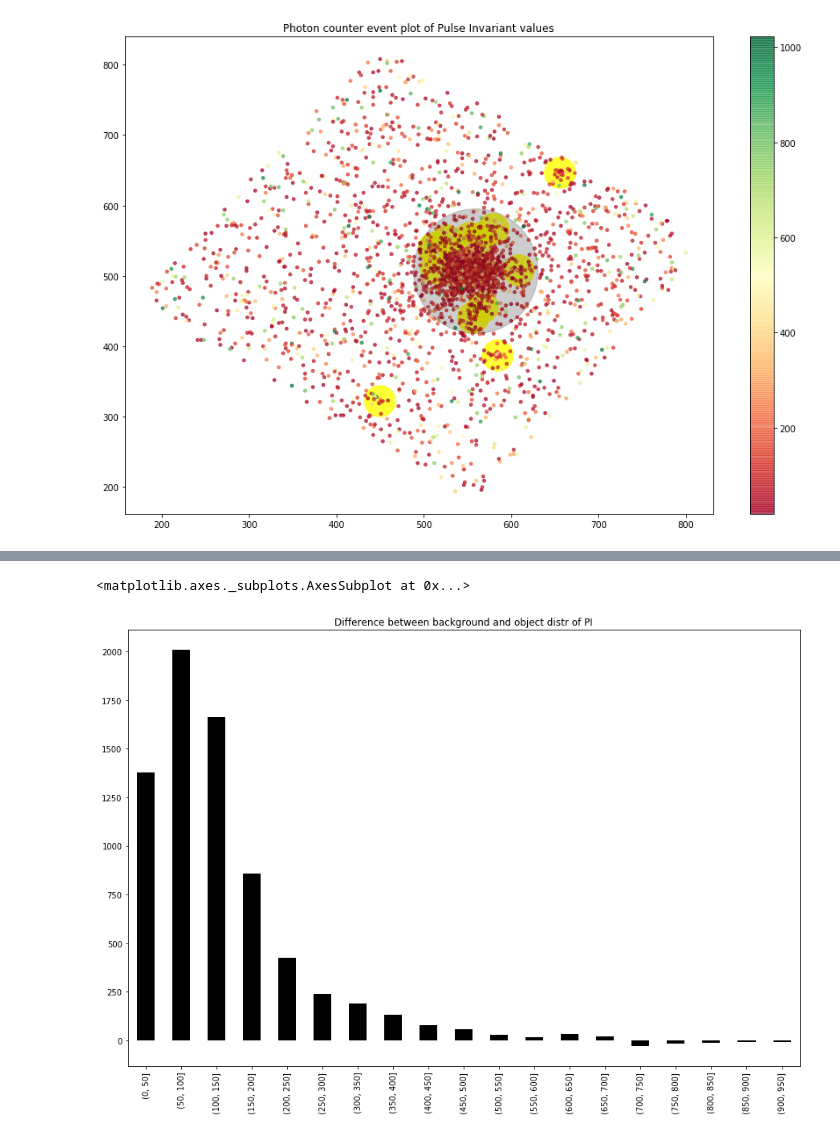
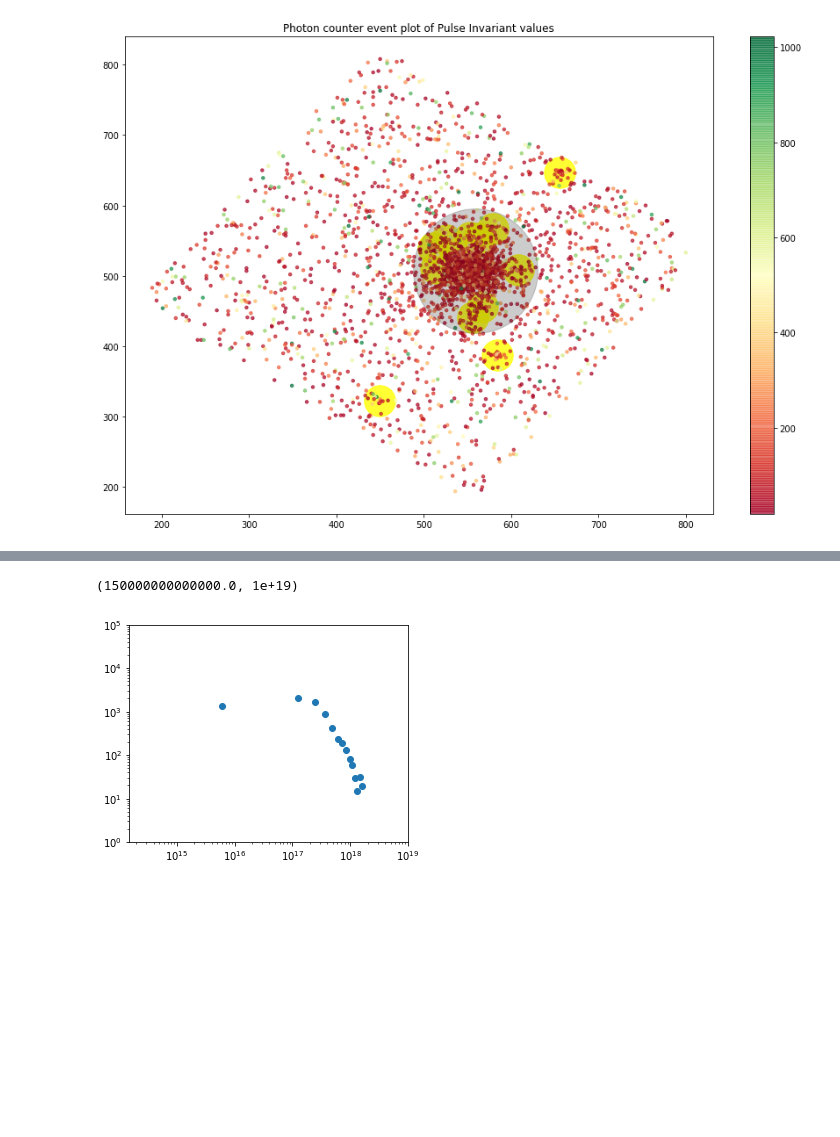
Before and after one commit to Guitlle/Astronomy-notebooks, a Jupyter notebook: AGNs/Exploring Swift x-ray data of PG1553+113.ipynb, the cells around one changed output, grey strips where cells are left out. Cells and saved outputs as stored; diff of their text form; code cells hidden in the pictures; blank space fills up the shorter version.

```diff
--- a/AGNs/Exploring Swift x-ray data of PG1553+113.ipynb
+++ b/AGNs/Exploring Swift x-ray data of PG1553+113.ipynb
@@ -405,5 +388,14 @@ array([<matplotlib.axes._subplots.AxesSubplot object at 0x...>,
-# %%
-(hists[True] - hists[False]).plot.bar(color="black", title="Difference between background and object distr of PI")
-# %% [output]
-<matplotlib.axes._subplots.AxesSubplot at 0x...>
-[figure, removed]
+# %%
+mlp.rcParams["figure.figsize"] = (5,4)
+diffdata = (hists[True] - hists[False])
+# %%
+diffdata.index = (pd.Series(list(range(0,len(diffdata))))*500 + 25)/4.135667516E-15
+# %%
+plt.scatter(diffdata.index, diffdata.values)
+plt.xscale("log", basex = 10)
+plt.yscale("log", basey = 10)
+plt.ylim(1e0,1e5)
+plt.xlim(1.5e14,1e19)
+# %% [output]
+(150000000000000.0, 1e+19)
+[figure, added]
```
Also changed, not shown: parts of 3 cells of this notebook.
